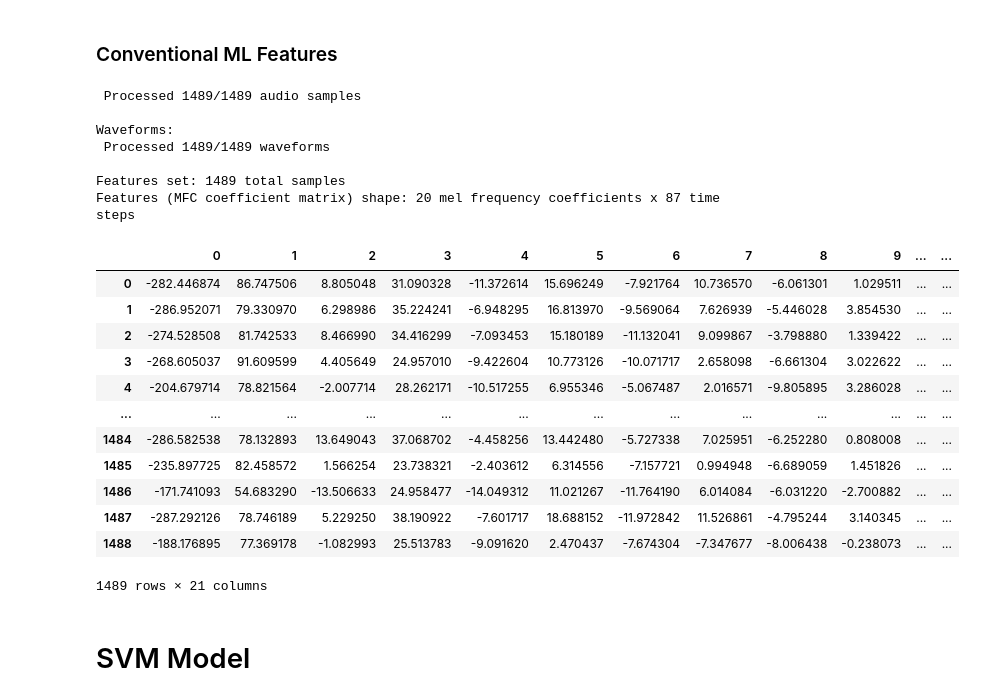
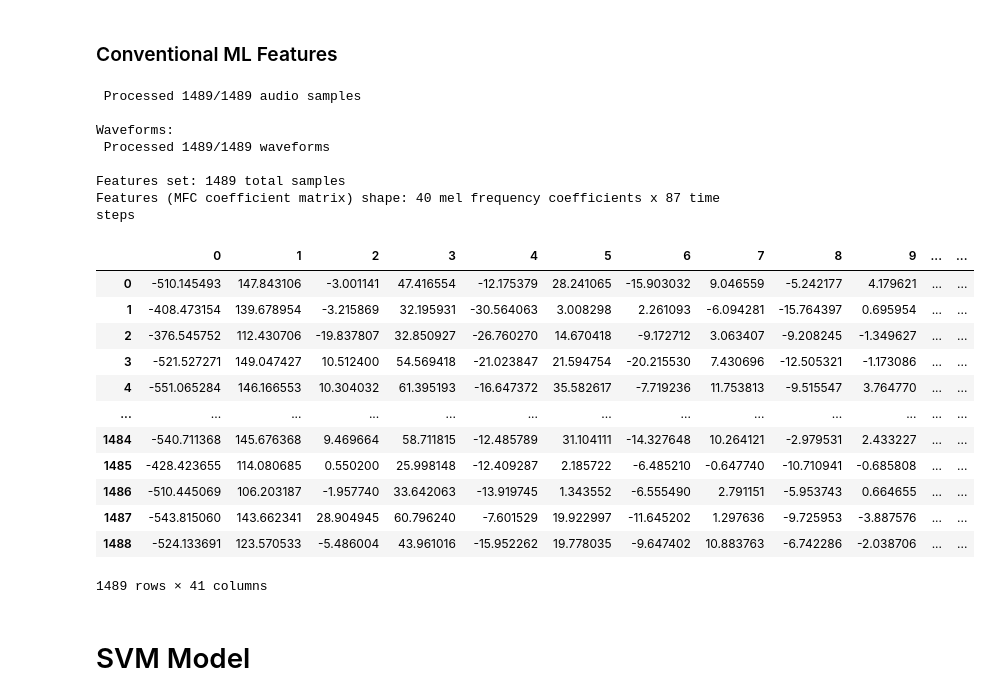
Before and after one commit to satria-ui/TugasAkhir2023, a Jupyter notebook: script/main.ipynb, the cells around one changed output. Cells and saved outputs as stored; diff of their text form; code cells hidden in the pictures.

```diff
--- a/script/main.ipynb
+++ b/script/main.ipynb
@@ -225,33 +240,33 @@ Features (MFC coefficient matrix) shape: 20 mel frequency coefficients x 87 time
 # %%
 from Code.utils import CremaD
 SAMPLE_RATE = 22050
 NUM_SAMPLE = 22050
-DURATION = 3
+DURATION = 2
 CMD = CremaD(path="./dataset/test/", sample_rate=SAMPLE_RATE, duration=DURATION, num_samples=NUM_SAMPLE)
 
 fitur = CMD.extract_audio_svm()
 fitur
 # %% [output]
  Processed 1489/1489 audio samples
 
 Waveforms:
  Processed 1489/1489 waveforms
 
 Features set: 1489 total samples
-Features (MFC coefficient matrix) shape: 20 mel frequency coefficients x 87 time steps
+Features (MFC coefficient matrix) shape: 40 mel frequency coefficients x 87 time steps
 |  | 0 | 1 | 2 | 3 | 4 | 5 | 6 | 7 | 8 | 9 | ... | ... |
-| 0 | -282.446874 | 86.747506 | 8.805048 | 31.090328 | -11.372614 | 15.696249 | -7.921764 | 10.736570 | -6.061301 | 1.029511 | ... | ... |
-| 1 | -286.952071 | 79.330970 | 6.298986 | 35.224241 | -6.948295 | 16.813970 | -9.569064 | 7.626939 | -5.446028 | 3.854530 | ... | ... |
-| 2 | -274.528508 | 81.742533 | 8.466990 | 34.416299 | -7.093453 | 15.180189 | -11.132041 | 9.099867 | -3.798880 | 1.339422 | ... | ... |
-| 3 | -268.605037 | 91.609599 | 4.405649 | 24.957010 | -9.422604 | 10.773126 | -10.071717 | 2.658098 | -6.661304 | 3.022622 | ... | ... |
-| 4 | -204.679714 | 78.821564 | -2.007714 | 28.262171 | -10.517255 | 6.955346 | -5.067487 | 2.016571 | -9.805895 | 3.286028 | ... | ... |
+| 0 | -510.145493 | 147.843106 | -3.001141 | 47.416554 | -12.175379 | 28.241065 | -15.903032 | 9.046559 | -5.242177 | 4.179621 | ... | ... |
+| 1 | -408.473154 | 139.678954 | -3.215869 | 32.195931 | -30.564063 | 3.008298 | 2.261093 | -6.094281 | -15.764397 | 0.695954 | ... | ... |
+| 2 | -376.545752 | 112.430706 | -19.837807 | 32.850927 | -26.760270 | 14.670418 | -9.172712 | 3.063407 | -9.208245 | -1.349627 | ... | ... |
+| 3 | -521.527271 | 149.047427 | 10.512400 | 54.569418 | -21.023847 | 21.594754 | -20.215530 | 7.430696 | -12.505321 | -1.173086 | ... | ... |
+| 4 | -551.065284 | 146.166553 | 10.304032 | 61.395193 | -16.647372 | 35.582617 | -7.719236 | 11.753813 | -9.515547 | 3.764770 | ... | ... |
 | ... | ... | ... | ... | ... | ... | ... | ... | ... | ... | ... | ... | ... |
-| 1484 | -286.582538 | 78.132893 | 13.649043 | 37.068702 | -4.458256 | 13.442480 | -5.727338 | 7.025951 | -6.252280 | 0.808008 | ... | ... |
-| 1485 | -235.897725 | 82.458572 | 1.566254 | 23.738321 | -2.403612 | 6.314556 | -7.157721 | 0.994948 | -6.689059 | 1.451826 | ... | ... |
-| 1486 | -171.741093 | 54.683290 | -13.506633 | 24.958477 | -14.049312 | 11.021267 | -11.764190 | 6.014084 | -6.031220 | -2.700882 | ... | ... |
-| 1487 | -287.292126 | 78.746189 | 5.229250 | 38.190922 | -7.601717 | 18.688152 | -11.972842 | 11.526861 | -4.795244 | 3.140345 | ... | ... |
-| 1488 | -188.176895 | 77.369178 | -1.082993 | 25.513783 | -9.091620 | 2.470437 | -7.674304 | -7.347677 | -8.006438 | -0.238073 | ... | ... |
+| 1484 | -540.711368 | 145.676368 | 9.469664 | 58.711815 | -12.485789 | 31.104111 | -14.327648 | 10.264121 | -2.979531 | 2.433227 | ... | ... |
+| 1485 | -428.423655 | 114.080685 | 0.550200 | 25.998148 | -12.409287 | 2.185722 | -6.485210 | -0.647740 | -10.710941 | -0.685808 | ... | ... |
+| 1486 | -510.445069 | 106.203187 | -1.957740 | 33.642063 | -13.919745 | 1.343552 | -6.555490 | 2.791151 | -5.953743 | 0.664655 | ... | ... |
+| 1487 | -543.815060 | 143.662341 | 28.904945 | 60.796240 | -7.601529 | 19.922997 | -11.645202 | 1.297636 | -9.725953 | -3.887576 | ... | ... |
+| 1488 | -524.133691 | 123.570533 | -5.486004 | 43.961016 | -15.952262 | 19.778035 | -9.647402 | 10.883763 | -6.742286 | -2.038706 | ... | ... |
-1489 rows × 21 columns
+1489 rows × 41 columns
 # %% [markdown]
 # SVM Model
 # %%
```
Also changed, not shown: parts of 7 cells of this notebook, 4 other files.
